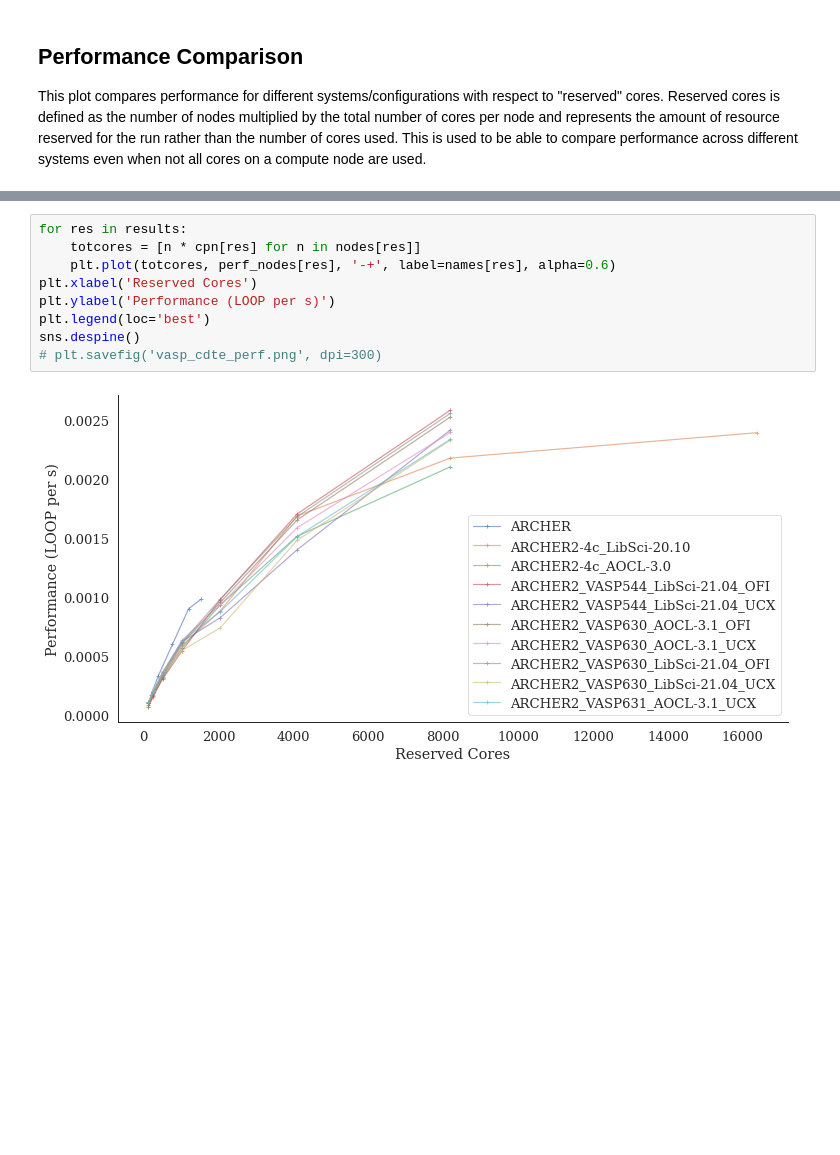
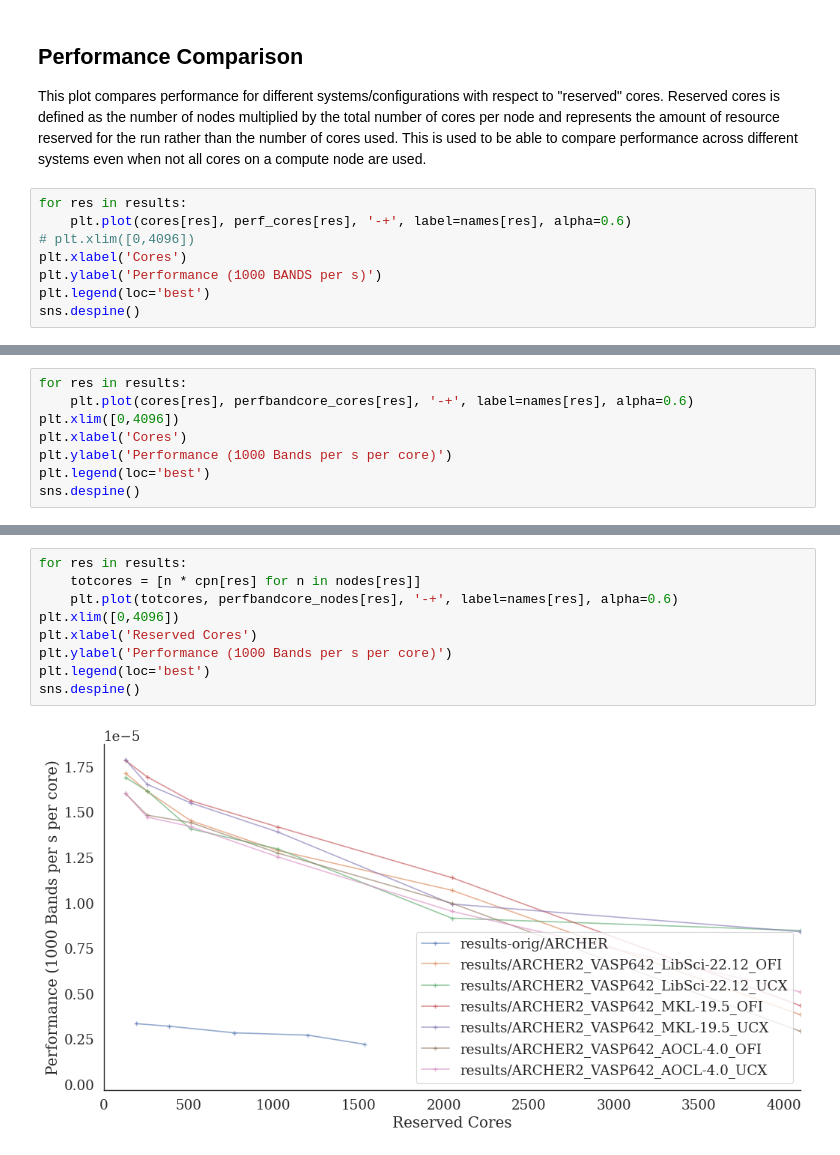
Before and after one commit to hpc-uk/archer-benchmarks, a Jupyter notebook: others/VASP/analysis/VASP_CdTe_perf_analysis.ipynb, the cells around one changed output, grey strips where cells are left out. Drawn from its saved outputs; the diff is of its cells as text; blank space fills up the shorter version.

Commit message:
Updates VASP benchmarks

```diff
--- a/others/VASP/analysis/VASP_CdTe_perf_analysis.ipynb
+++ b/others/VASP/analysis/VASP_CdTe_perf_analysis.ipynb
@@ -121,3 +123,11 @@ Nodes Processes Threads Cores NCORE NPAR KPAR
 ## Performance Comparison
 
 This plot compares performance for different systems/configurations with respect to "reserved" cores. Reserved cores is defined as the number of nodes multiplied by the total number of cores per node and represents the amount of resource reserved for the run rather than the number of cores used. This is used to be able to compare performance across different systems even when not all cores on a compute node are used.
+# %%
+for res in results:
+    plt.plot(cores[res], perf_cores[res], '-+', label=names[res], alpha=0.6)
+# plt.xlim([0,4096])
+plt.xlabel('Cores')
+plt.ylabel('Performance (1000 BANDS per s)')
+plt.legend(loc='best')
+sns.despine()
@@ -123,0 +136,8 @@ This plot compares performance for different systems/configurations with respect
+# %%
+for res in results:
+    plt.plot(cores[res], perfbandcore_cores[res], '-+', label=names[res], alpha=0.6)
+plt.xlim([0,4096])
+plt.xlabel('Cores')
+plt.ylabel('Performance (1000 Bands per s per core)')
+plt.legend(loc='best')
+sns.despine()
@@ -124,11 +146,11 @@ This plot compares performance for different systems/configurations with respect
 # %%
 for res in results:
     totcores = [n * cpn[res] for n in nodes[res]]
-    plt.plot(totcores, perf_nodes[res], '-+', label=names[res], alpha=0.6)
+    plt.plot(totcores, perfbandcore_nodes[res], '-+', label=names[res], alpha=0.6)
+plt.xlim([0,4096])
 plt.xlabel('Reserved Cores')
-plt.ylabel('Performance (LOOP per s)')
+plt.ylabel('Performance (1000 Bands per s per core)')
 plt.legend(loc='best')
 sns.despine()
-# plt.savefig('vasp_cdte_perf.png', dpi=300)
 # %% [output]
-[figure, old version]
+[figure, new version]
```
Also changed, not shown: parts of 5 cells of this notebook, 6 other files.
